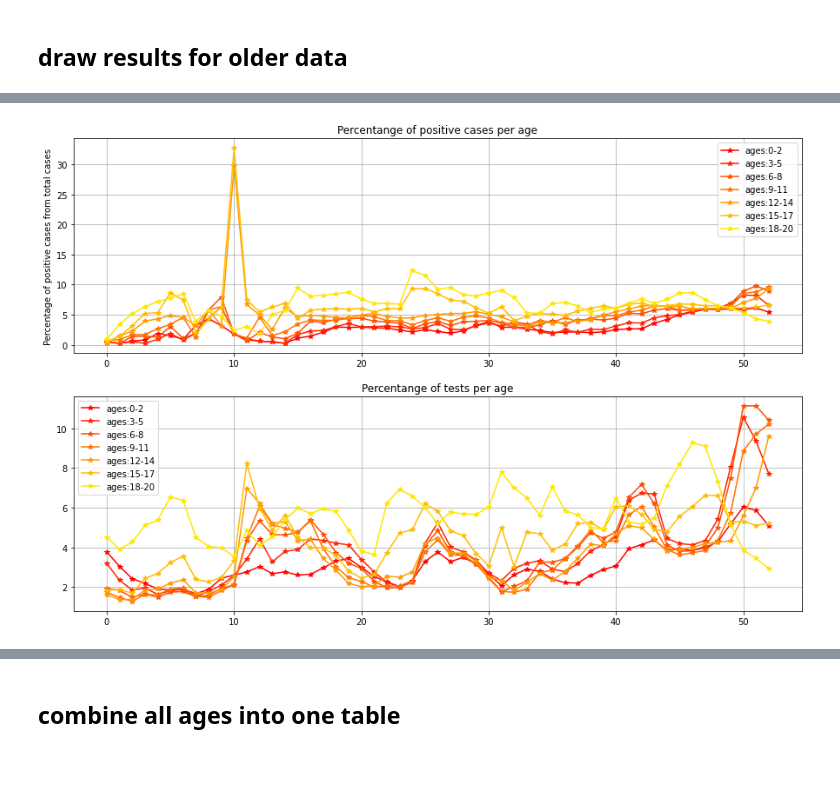
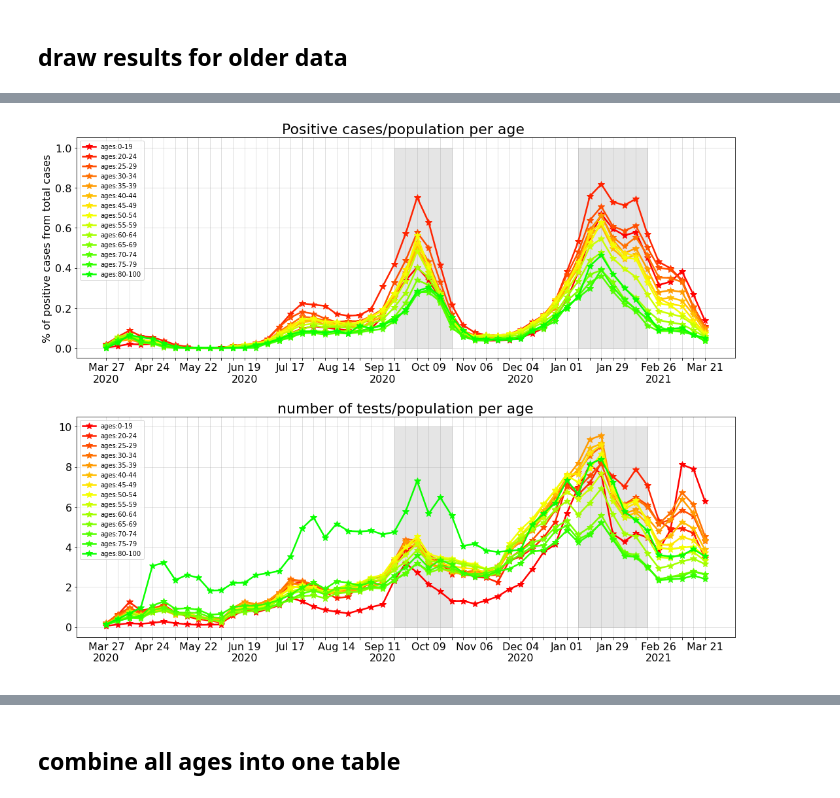
Before and after one commit to CoronaPolicy/prediction_model, a Jupyter notebook: israel_data/load_israeli_data.ipynb, the cells around one changed output, grey strips where cells are left out. Drawn from its saved outputs; the diff is of its cells as text; code cells hidden in the pictures; blank space fills up the shorter version.

Commit message:
added graph representation + more analysis for israel

```diff
--- a/israel_data/load_israeli_data.ipynb
+++ b/israel_data/load_israeli_data.ipynb
@@ -56,3 +105,14 @@ vaccinations_data
+# %%
+vaccinations_data = vaccinations_data.groupby('weeks_from', as_index=False).agg(
+    {'accumulated_cases':'last',
+     'accumulated_recoveries':'last',
+     'accumulated_hospitalized':'last',
+     'accumulated_diagnostic_tests':'last',
+    'accumulated_deaths':'last',
+     'accumulated_vaccination_first_dose':'last',
+     'accumulated_vaccination_second_dose':'last',
+     'date':'last'
+    })
 # %%
 # change names in data from hebrew to english:
 hospital_data_columns_english = ['date', 'num_hospitalizations', 'percentage_women_hospilizations', 'mean_age_hospilizations', 'variance_age_hospilizations',
@@ -262,7 +324,7 @@ def draw_per_population(data_per_age, with_dead=True, with_new=False):
     ax[1].grid()
     ax[0].set_title('Positive cases/population per age ')
     ax[1].set_title('number of tests/population per age')
-    ax[0].set_ylabel('Percentage of positive cases from total cases')
+    ax[0].set_ylabel('% of positive cases from total cases')
     if with_dead or with_new:
         ax[2].legend()
         ax[2].grid()
@@ -354,4 +422,27 @@ draw_per_population(young_test_data, with_dead=False, with_new=True)
-# %%
-draw_per_total(young_test_data, test_data_agg_weeks, with_dead=False, with_new=False)
-# %% [output]
-[figure, removed]
+# %%
+def draw_lockdowns(fig, ax, max_y0, max_y1):
+    lockdown_times = [(25, 30),
+                     (41,47)]
+    colors = ['k', 'k']
+    for i, l in enumerate(lockdown_times):
+        rec = patches.Rectangle([l[0], 0], l[1]-l[0], max_y0, alpha=0.1, color=colors[i])
+        ax[0].add_patch(rec)
+        rec = patches.Rectangle([l[0], 0], l[1]-l[0], max_y1, alpha=0.1, color=colors[i])
+        ax[1].add_patch(rec)
+# %%
+def draw_new_x_axis(data, fig, ax):
+    # Make most of the ticklabels empty so the labels don't get too crowded
+    ticklabels = ['']*len(data.index)
+    # Every 4th ticklable shows the month and day
+    ticklabels[::4] = [item.strftime('%b %d') for item in data.date[::4]]
+    # Every 12th ticklabel includes the year
+    ticklabels[::12] = [item.strftime('%b %d\n%Y\n') for item in data.date[::12]]
+    positions = data['weeks_from'].to_numpy()
+    ax_new = plt.setp(ax[0], xticks=positions, xticklabels=ticklabels)
+    ax_new = plt.setp(ax[1], xticks=positions, xticklabels=ticklabels)
+# %%
+fig, ax = draw_per_population(age_gender_test_data, with_dead=False, with_new=False)
+draw_lockdowns(fig, ax, max_y0=1, max_y1=10)
+draw_new_x_axis(vaccinations_data, fig, ax)
+# %% [output]
+[figure, added]
```
Also changed, not shown: parts of 46 cells of this notebook, 1 other file.
